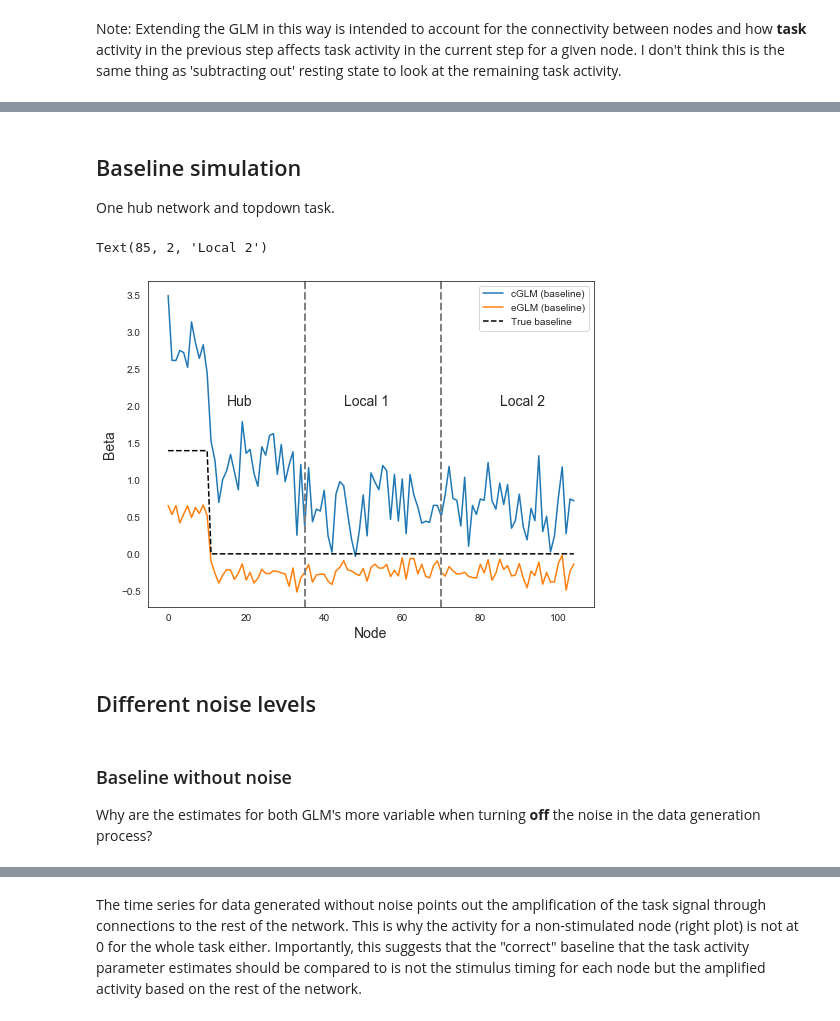
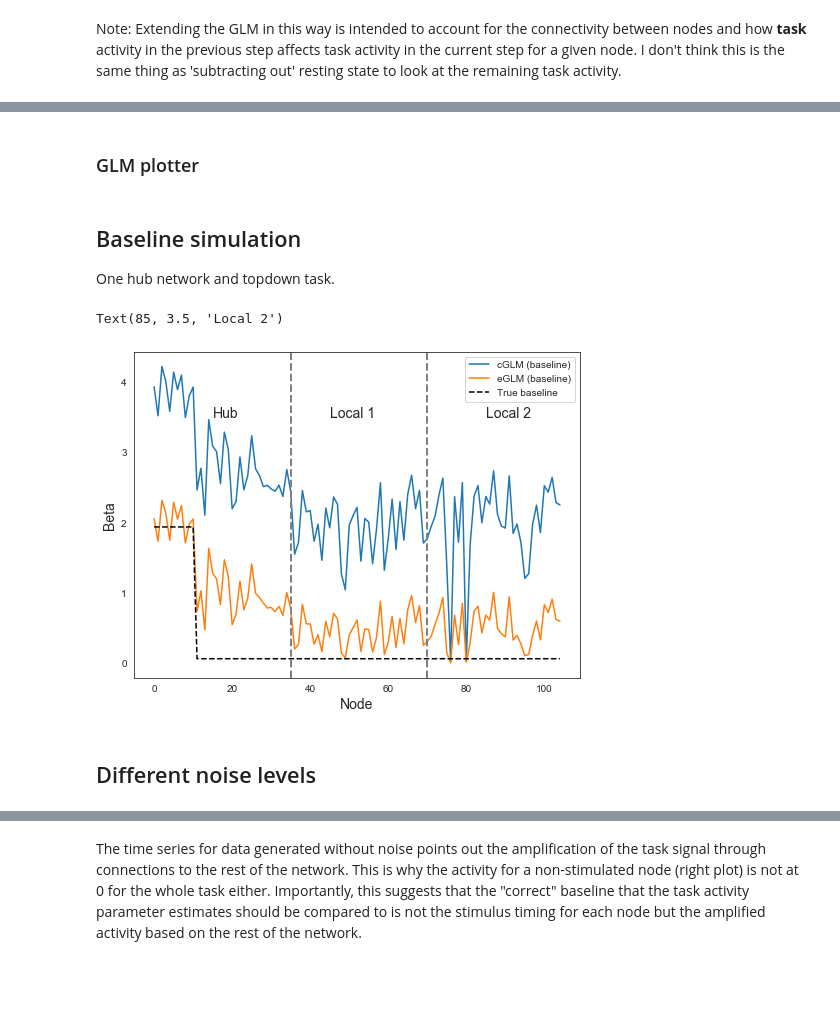
Before and after one commit to zenkavi/DevStudy_FmriNbs, a Jupyter notebook: notebooks/informationtransfermapping/TheoreticalResults/Zenkavi_Simulations/Extended_GLM_neural_network_level.ipynb, the cells around one changed output, grey strips where cells are left out. Drawn from its saved outputs; the diff is of its cells as text; code cells hidden in the pictures; blank space fills up the shorter version.

Commit message:
changing baseline sim to one without noise

```diff
--- a/notebooks/informationtransfermapping/TheoreticalResults/Zenkavi_Simulations/Extended_GLM_neural_network_level.ipynb
+++ b/notebooks/informationtransfermapping/TheoreticalResults/Zenkavi_Simulations/Extended_GLM_neural_network_level.ipynb
@@ -438,3 +446,5 @@ def sim_network_task_glm(ncommunities = 3,
 
     return({"W":W, "ucr_betas": ucr_betas, "ucr_glms": ucr_glms, "ext_betas": ext_betas, "ext_glms": ext_glms,
             "stim_nodes": stim_nodes, "taskdata": taskdata})
+# %% [markdown]
+### GLM plotter
@@ -443,4 +489,4 @@ def sim_network_task_glm(ncommunities = 3,
 
 One hub network and topdown task.
 # %%
-base_sim = sim_network_task_glm()
+base_sim = sim_network_task_glm(noise=None)
@@ -483,14 +493,10 @@ def plot_sim_network_glm(data,
 # %%
 plot_sim_network_glm(data = base_sim, base_label = "True baseline")
-plt.text(x = 15, y = 2, s = "Hub", fontsize = 14)
-plt.text(x = 45, y = 2, s = "Local 1", fontsize = 14)
-plt.text(x = 85, y = 2, s = "Local 2", fontsize = 14)
+plt.text(x = 15, y = 3.5, s = "Hub", fontsize = 14)
+plt.text(x = 45, y = 3.5, s = "Local 1", fontsize = 14)
+plt.text(x = 85, y = 3.5, s = "Local 2", fontsize = 14)
 # %% [output]
-Text(85, 2, 'Local 2')
+Text(85, 3.5, 'Local 2')
-[figure, old version]
+[figure, new version]
 # %% [markdown]
 ## Different noise levels
-# %% [markdown]
-### Baseline without noise
-
-Why are the estimates for both GLM's more variable when turning **off** the noise in the data generation process?
```
Also changed, not shown: parts of 30 cells of this notebook.
